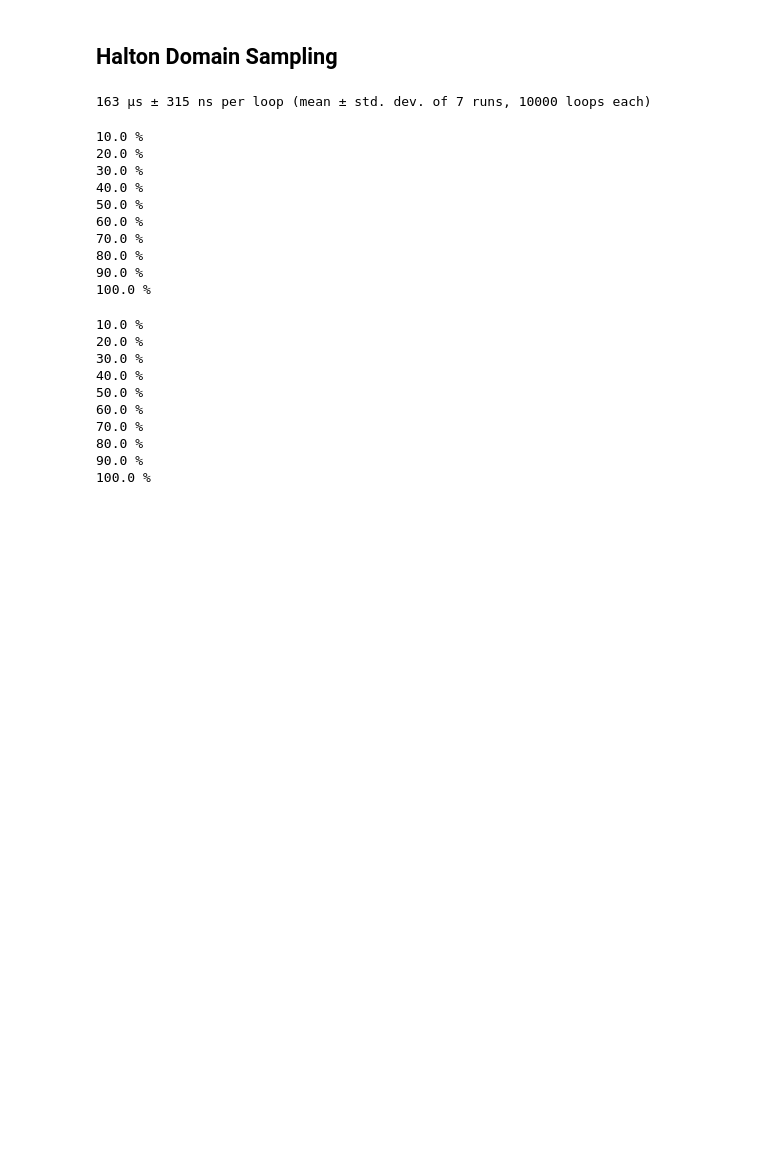
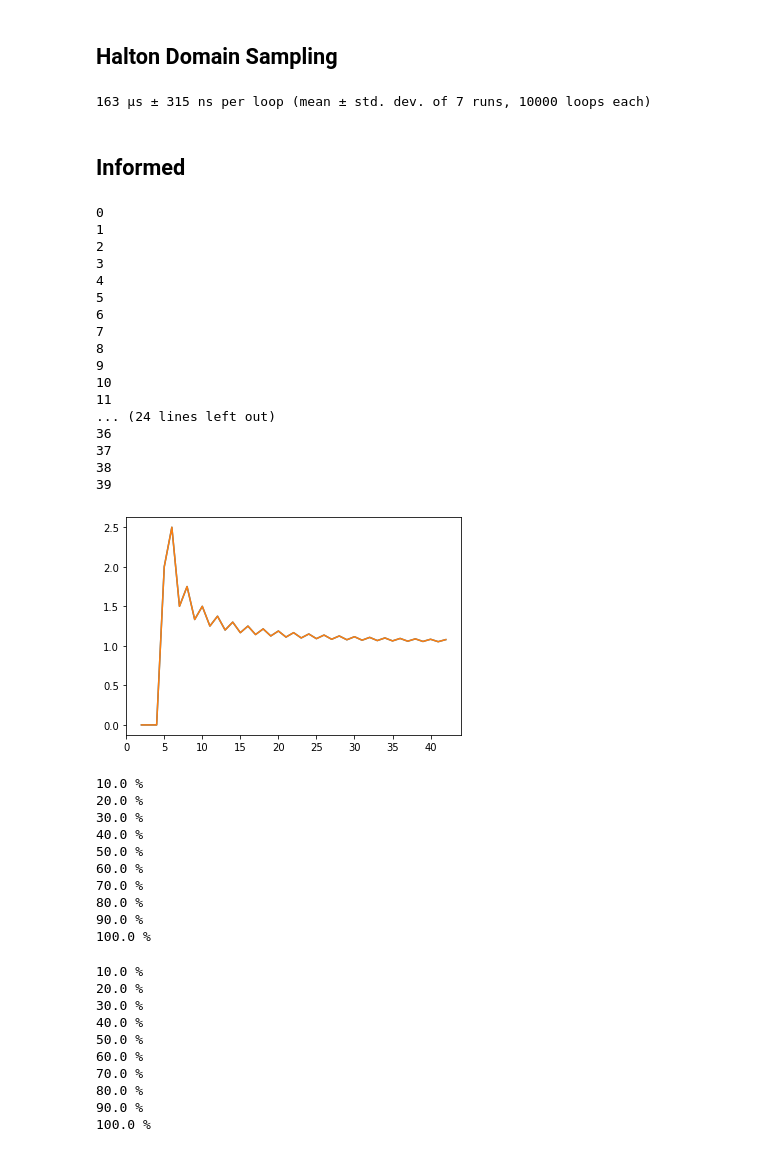
Before and after one commit to geoffreygarrett/metamodel-guidance-with-python, a Jupyter notebook: notebooks/2.1 Surrogate Model - Sampling .ipynb, the cells around one changed output. Cells and saved outputs as stored; diff of their text form; code cells hidden in the pictures; blank space fills up the shorter version.

```diff
--- a/notebooks/2.1 Surrogate Model - Sampling .ipynb
+++ b/notebooks/2.1 Surrogate Model - Sampling .ipynb
@@ -15,6 +15,15 @@ test_problem = AttitudeTrajectoryProblem2D(test_geometry, test_spacecraft, test_
 # %%
 def grid_sample_domain(bounds, n_sample_dim, flatten=True):
-    linspace = [np.linspace(bounds[0][i], bounds[1][i], n_sample_dim) for i in range(len(bounds[0]))]
+    assert len(bounds[0]) == len(bounds[1])
+    if type(n_sample_dim) is int:
+        linspace = [np.linspace(bounds[0][i], bounds[1][i], n_sample_dim) for i in range(len(bounds[0]))]
+    elif hasattr(n_sample_dim, '__iter__'):
+        try:
+            assert len(n_sample_dim) == len(bounds[0])
+        except AssertionError:
+            raise AssertionError(f"Length of n_sample_dim not correct {len(n_sample_dim)}!={len(bounds[1])}")
+        linspace = [np.linspace(bounds[0][i], bounds[1][i], n_sample_dim[i]) for i in range(len(bounds[0]))]
     _return = np.array(np.meshgrid(*linspace))
-    return np.array([_return_i.flatten() for _return_i in _return.reshape(len(bounds[0]), -1)]).T if flatten else _return
+    _return = np.array([_return_i.flatten() for _return_i in _return.reshape(len(bounds[0]), -1)]).T if flatten else _return
+    return _return
 # %%
@@ -129,4 +149,6 @@ res3 = halton_sample_domain([[0,0],[1,1]], 3**2)
 np.round(res3,2)
 # %% [output]
 163 µs ± 315 ns per loop (mean ± std. dev. of 7 runs, 10000 loops each)
+# %% [markdown]
+## Informed
 # %%
@@ -157,3 +318,60 @@ def process_samples(samples, problem):
+# %%
+solution = np.array([0.0,
+                     0.0,
+                     0.0,
+                     1e-6,
+                     1e-6,
+                     1e-6,
+                     1e-6])
+
+idx_ana = np.array([3, 4])
+N = np.array([2, 2])
+f_idx = 0
+
+n_inc = 40
+
+from copy import deepcopy
+
+def fun_test_1(*args, f_idx=f_idx):
+    for i, _idx in enumerate(idx_ana):
+        solution[_idx] = args[i]
+#         print(solution)
+    return test_problem.fitness(solution)[f_idx]
+
+vect = np.vectorize(fun_test_1)
+
+bounds_ = np.array(test_problem.get_bounds())[:,idx_ana]
+n_x = bounds_.shape[1]
+ret = np.zeros((n_x, 1))
+# print(ret)
+
+for i in range(n_inc):
+    print(i)
+    N_ = N + i
+    ana_ = ana(vect, bounds_, N_)
+    ret = np.concatenate((ret, ana_), axis=1)
+
+plt.plot(np.array(list(range(n_inc+1)))+N[0], ret.T)
+plt.show()
+# %% [output]
+0
+1
+2
+3
+4
+5
+6
+7
+8
+9
+10
+11
+... (24 lines left out)
+36
+37
+38
+39
+[figure, added]
 # %%
 # Save random dataset.
 
```
Also changed, not shown: parts of 7 cells of this notebook, 2 other files.
